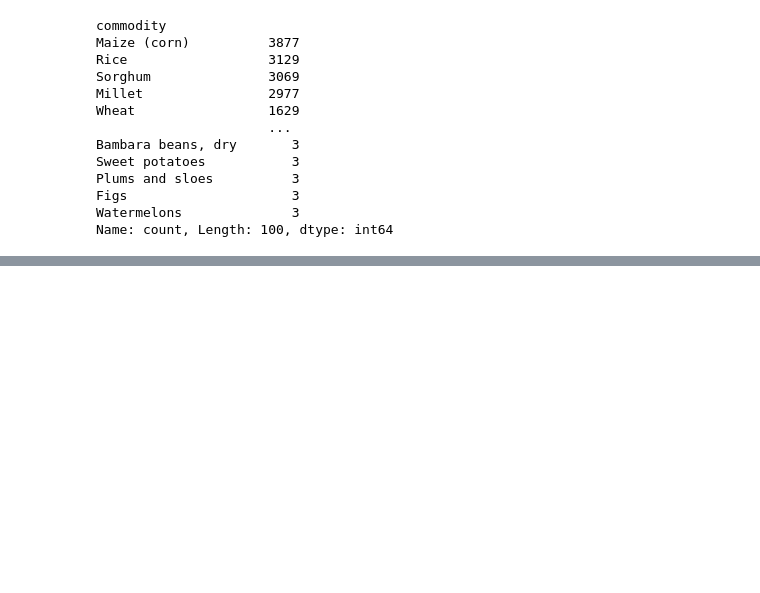
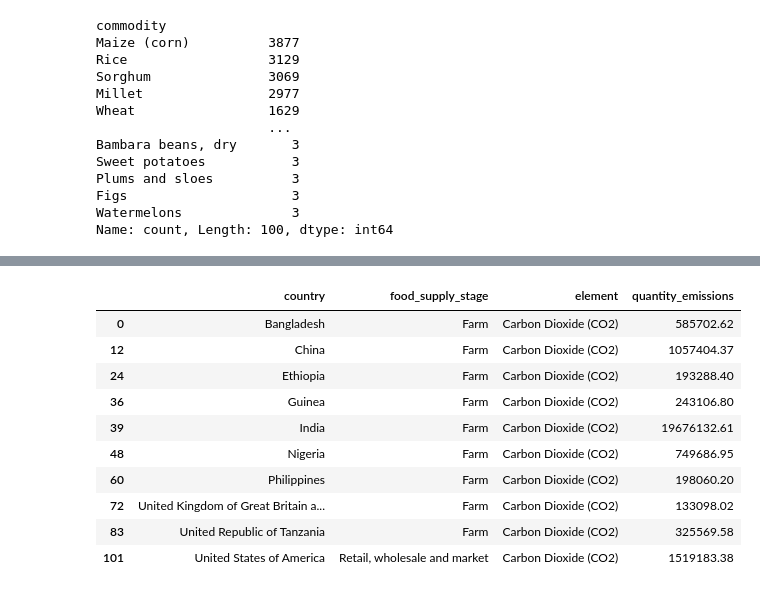
Before and after one commit to AlexRibeiro95/Project_FoodWaste, a Jupyter notebook: EDA/Main.ipynb, the cells around one changed output, grey strips where cells are left out. Drawn from its saved outputs; the diff is of its cells as text; code cells hidden in the pictures; blank space fills up the shorter version.

```diff
--- a/EDA/Main.ipynb
+++ b/EDA/Main.ipynb
@@ -140,0 +236,14 @@ Name: count, Length: 100, dtype: int64
+# %%
+top10_emissions_stage_max_element_max
+# %% [output]
+|  | country | food_supply_stage | element | quantity_emissions |
+| 0 | Bangladesh | Farm | Carbon Dioxide (CO2) | 585702.62 |
+| 12 | China | Farm | Carbon Dioxide (CO2) | 1057404.37 |
+| 24 | Ethiopia | Farm | Carbon Dioxide (CO2) | 193288.40 |
+| 36 | Guinea | Farm | Carbon Dioxide (CO2) | 243106.80 |
+| 39 | India | Farm | Carbon Dioxide (CO2) | 19676132.61 |
+| 48 | Nigeria | Farm | Carbon Dioxide (CO2) | 749686.95 |
+| 60 | Philippines | Farm | Carbon Dioxide (CO2) | 198060.20 |
+| 72 | United Kingdom of Great Britain a... | Farm | Carbon Dioxide (CO2) | 133098.02 |
+| 83 | United Republic of Tanzania | Farm | Carbon Dioxide (CO2) | 325569.58 |
+| 101 | United States of America | Retail, wholesale and market | Carbon Dioxide (CO2) | 1519183.38 |
```
Also changed, not shown: parts of 17 cells of this notebook.
